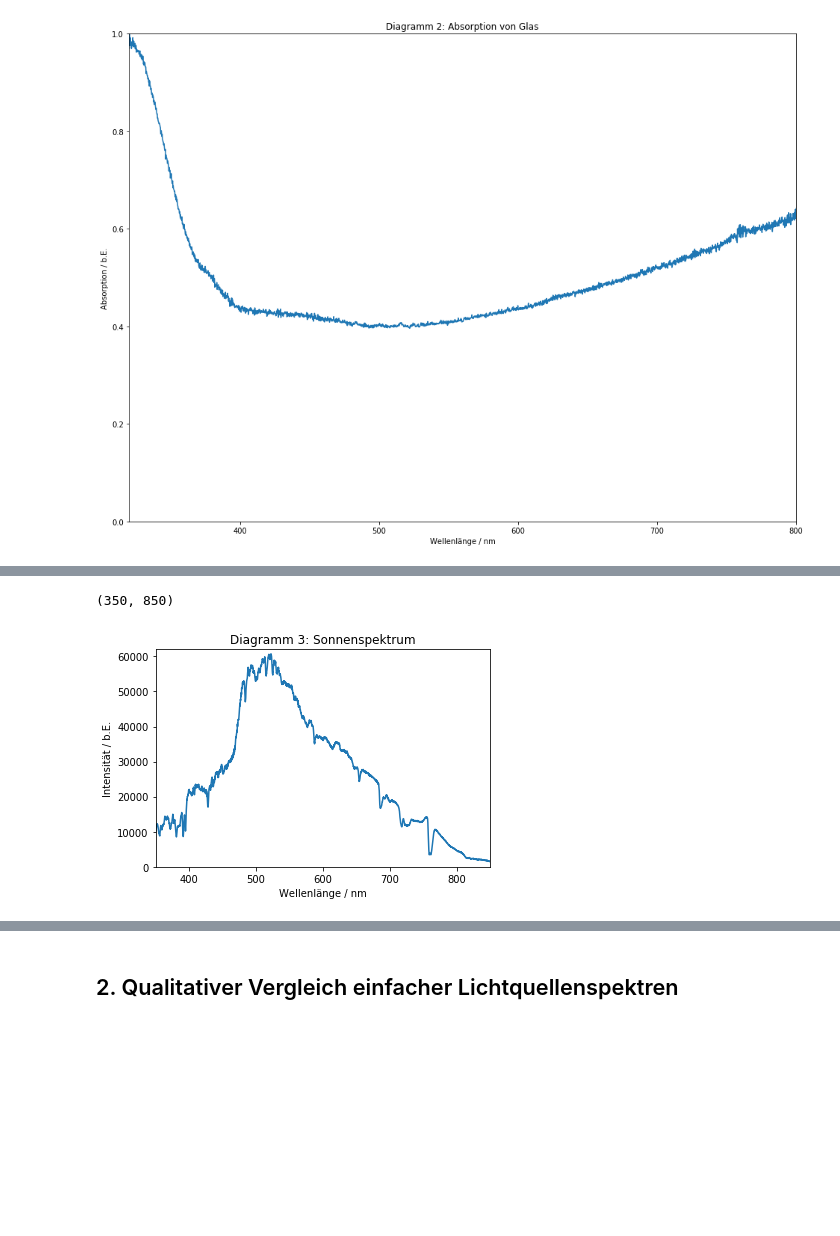
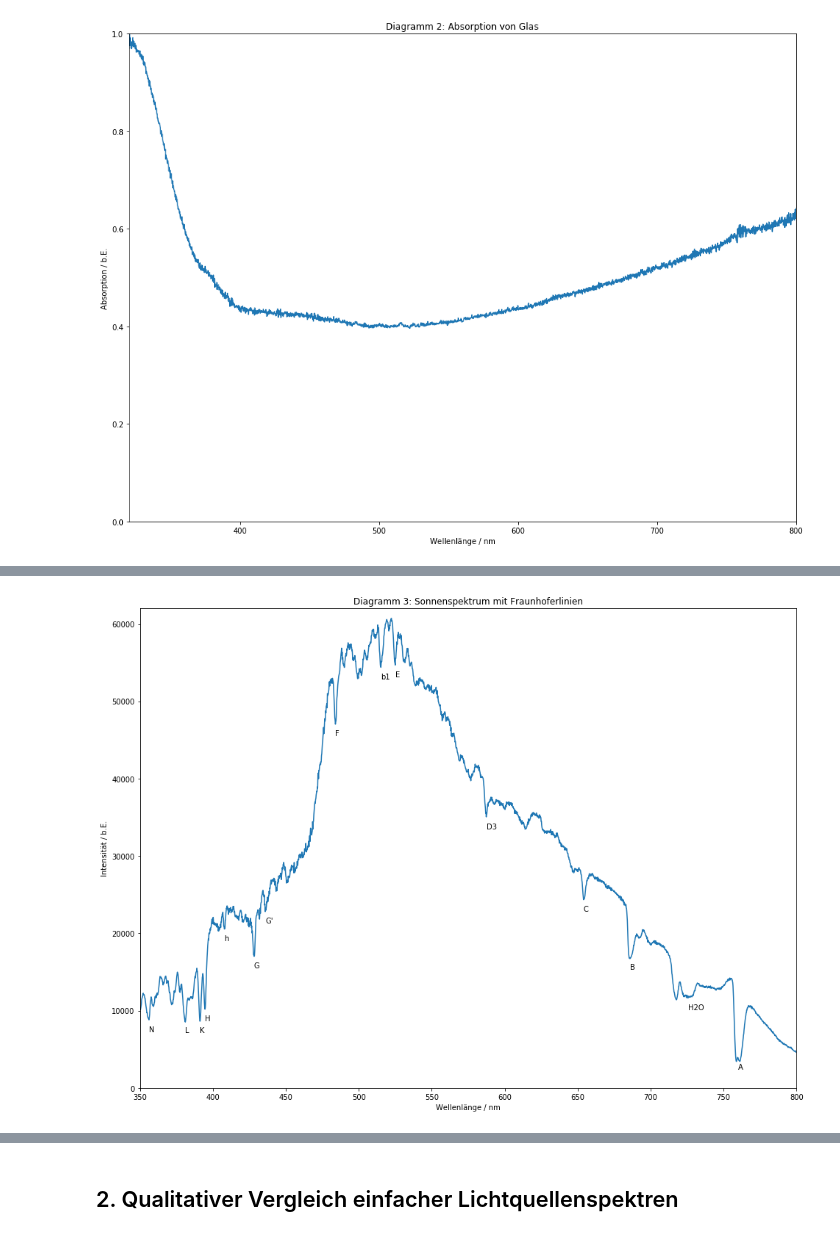
Before and after one commit to Meistermagier/PAP2, a Jupyter notebook: Experiment 234/Experiment_234.ipynb, the cells around one changed output, grey strips where cells are left out. Cells and saved outputs as stored; diff of their text form; code cells hidden in the pictures; blank space fills up the shorter version.

```diff
--- a/Experiment 234/Experiment_234.ipynb
+++ b/Experiment 234/Experiment_234.ipynb
@@ -56,14 +56,29 @@ plt.xlim((320,800))
 # %%
-#%matplotlib notebook
+from scipy import signal
 
-#plt.figure(figsize=(16,12))
+%matplotlib inline
+plt.figure(figsize=(16,12))
 plt.plot(wl_og, int_og)
-plt.title('Diagramm 3: Sonnenspektrum')
+plt.title('Diagramm 3: Sonnenspektrum mit Fraunhoferlinien')
 plt.xlabel('Wellenlänge / nm')
 plt.ylabel('Intensität / b.E.')
 plt.ylim((0,62000))
-plt.xlim((350,850))
+plt.xlim((350,800))
+
+def find_nearest(array, value):
+    array = np.asarray(array)
+    idx = (np.abs(array - value)).argmin()
+    return idx
+
+Lines = np.genfromtxt('https://raw.githubusercontent.com/Meistermagier/PAP2/master/Experiment%20234/MoreData/Fraunhofer.csv',delimiter="," ,skip_header = 1, dtype= None,encoding="UTF-8")
+wlist = []
+
+for i in Lines['f2']:
+   wlist.append(find_nearest(wl_og,i))
+
+for i in np.arange(len(wlist)):
+    h = wlist[i]
+    plt.annotate(Lines['f0'][i], (wl_og[h], int_og[h]),xytext=(wl_og[h], int_og[h]-1500))
 #ple.savefig("figures/Fraunhofer.pdf", format="pdf")
 # %% [output]
-(350, 850)
-[figure, old version]
+[figure, new version]
```
Also changed, not shown: parts of 69 cells of this notebook.
